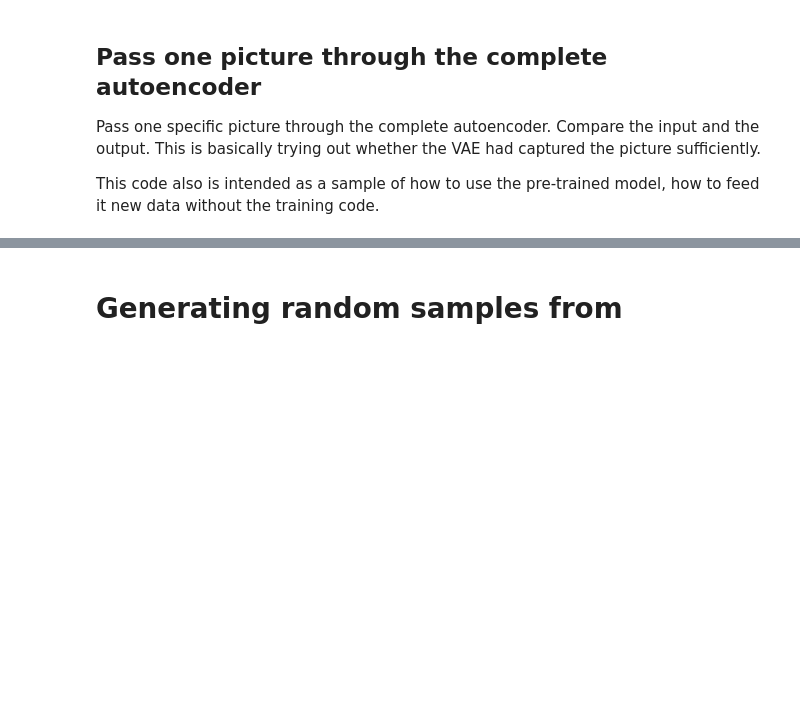
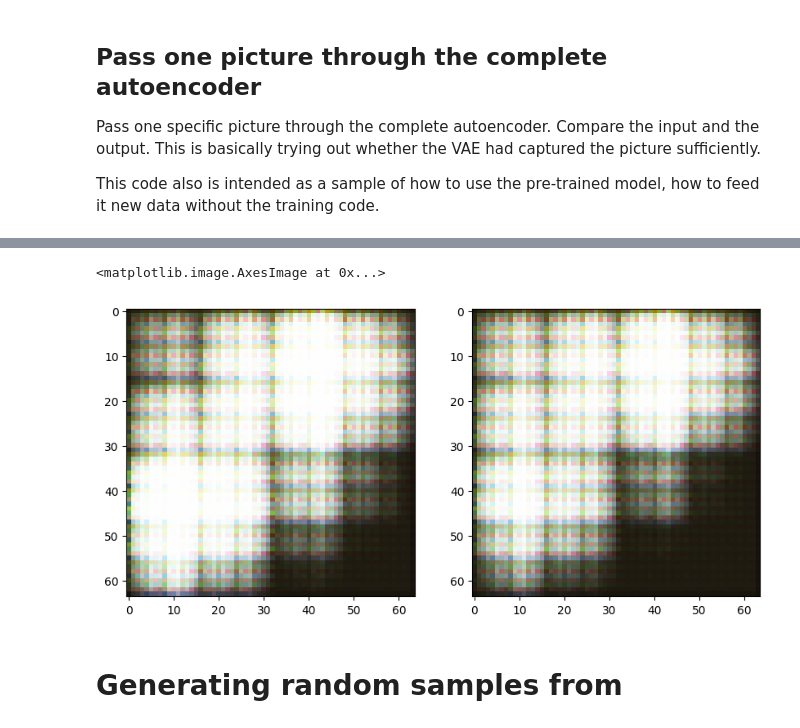
Before and after one commit to Sahara-Sheik/Robotic-Vision, a Jupyter notebook: src/encoding_conv_vae/Experiment-Conv-VAE.ipynb, the cells around one changed output, grey strips where cells are left out. Saved outputs shown, nothing was run; the diff lists cells and outputs as text; code cells hidden in the pictures; blank space fills up the shorter version.

Commit message:
Integrated conv-vae with the robot configuration

```diff
--- a/src/encoding_conv_vae/Experiment-Conv-VAE.ipynb
+++ b/src/encoding_conv_vae/Experiment-Conv-VAE.ipynb
@@ -141,7 +215,7 @@ import torchvision.transforms as transforms
 
 # This is just a randomly chosen image from the training data.
 
-directory = pathlib.Path(VAE_TRAININGDATA_DIR, "Class-Folder")
+directory = pathlib.Path(Config().values["conv_vae"]["training_data_dir"], "Class-Folder")
 
 files = list(directory.glob('*.jpg'))
 picture_name = pathlib.Path(directory, files[11])
@@ -214,8 +315,8 @@ axs[1].imshow(output_for_pic)
 # Try to do a decoding from the same mu
 z2 = model.reparameterize(mu, logvar)
 
-for i in range(512):
-    z2[0][i] =
+for i in range(Config().values["robot"]["latent_encoding_size"]):
+    z2[0][i] = z2[0][i] + 0.1
 
 #z2[0][1] = 2.0
 #z2[0][3] = 2.0
@@ -227,3 +328,4 @@ fig, axs = plt.subplots(1, 2, figsize=(10, 5))
 
 axs[0].imshow(output_for_pic)
 axs[1].imshow(output_for_pic2)
+# %% [output]
@@ -230,3 +334,5 @@ axs[1].imshow(output_for_pic2)
+<matplotlib.image.AxesImage at 0x...>
+[figure, added]
 # %% [markdown]
 # Generating random samples from
 # %%
```
Also changed, not shown: parts of 12 cells of this notebook, 3 other files.
